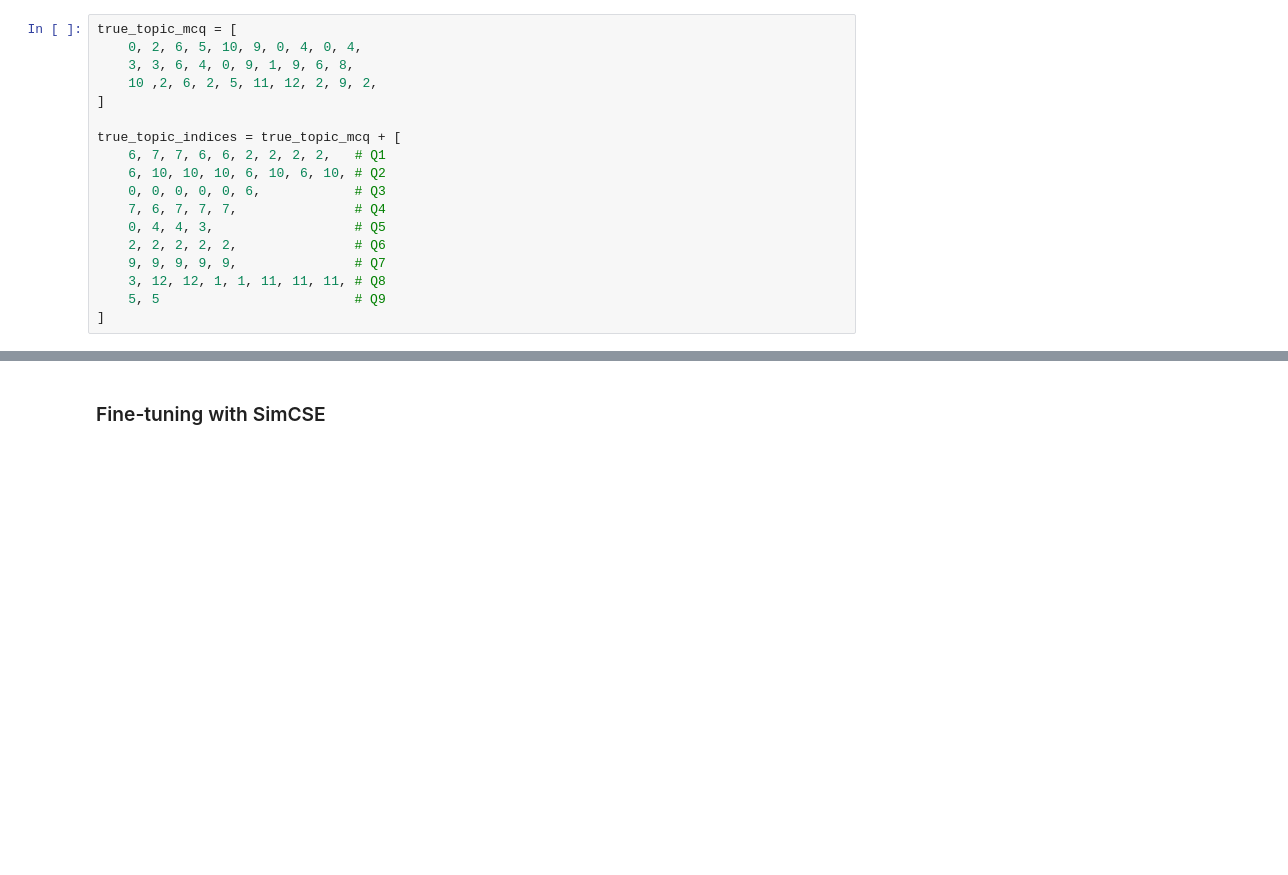
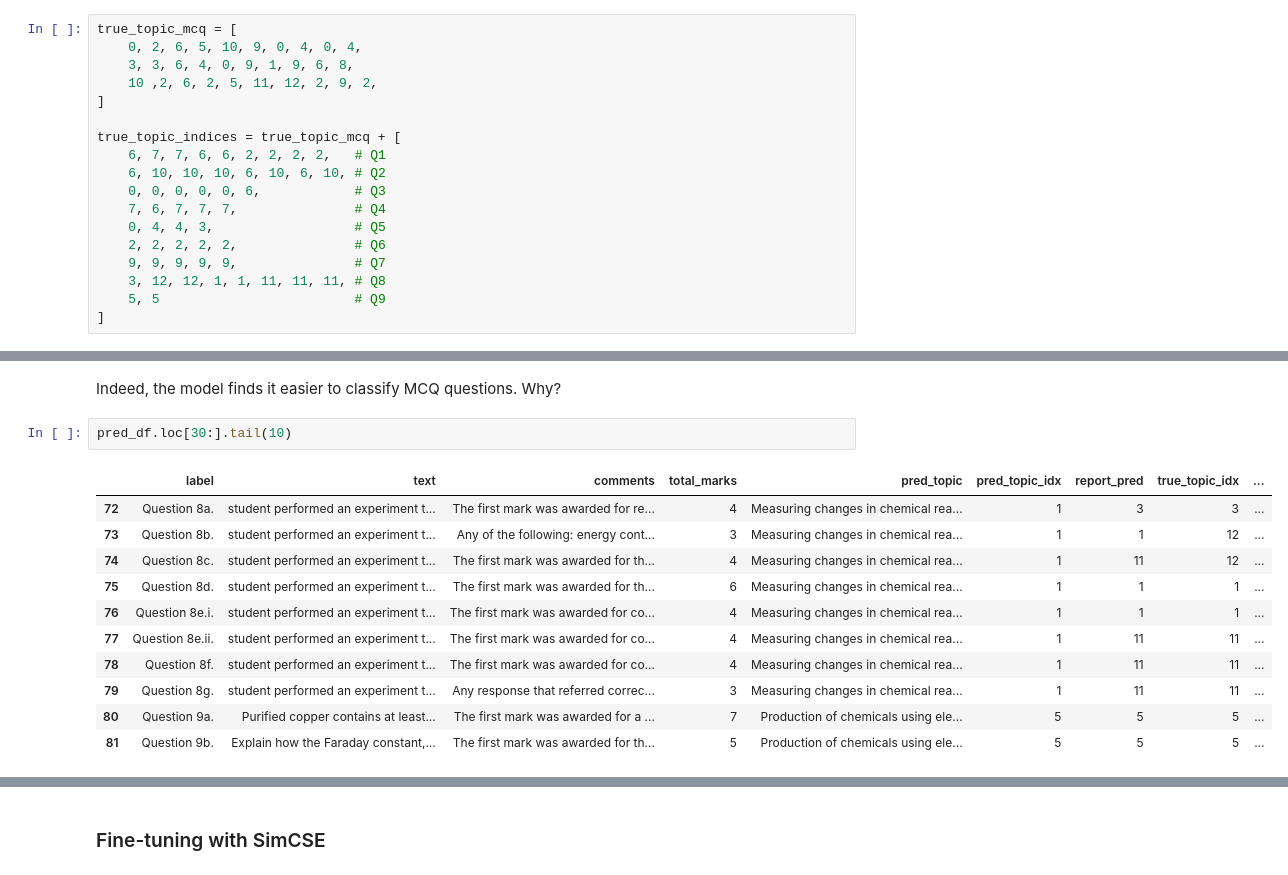
Before and after one commit to ykip10/Qlassifier, a Jupyter notebook: src/Qlassifier/transformer.ipynb, the cells around one changed output, grey strips where cells are left out. Saved outputs shown, nothing was run; the diff lists cells and outputs as text; blank space fills up the shorter version.

```diff
--- a/src/Qlassifier/transformer.ipynb
+++ b/src/Qlassifier/transformer.ipynb
@@ -184,0 +131,16 @@ The percentage of time the correct topic is among the top 3 predicted topics is
+# %% [markdown]
+Indeed, the model finds it easier to classify MCQ questions. Why?
+# %%
+pred_df.loc[30:].tail(10)
+# %% [output]
+|  | label | text | comments | total_marks | pred_topic | pred_topic_idx | report_pred | true_topic_idx | ... |
+| 72 | Question 8a. | student performed an experiment t... | The first mark was awarded for re... | 4 | Measuring changes in chemical rea... | 1 | 3 | 3 | ... |
+| 73 | Question 8b. | student performed an experiment t... | Any of the following: energy cont... | 3 | Measuring changes in chemical rea... | 1 | 1 | 12 | ... |
+| 74 | Question 8c. | student performed an experiment t... | The first mark was awarded for th... | 4 | Measuring changes in chemical rea... | 1 | 11 | 12 | ... |
+| 75 | Question 8d. | student performed an experiment t... | The first mark was awarded for th... | 6 | Measuring changes in chemical rea... | 1 | 1 | 1 | ... |
+| 76 | Question 8e.i. | student performed an experiment t... | The first mark was awarded for co... | 4 | Measuring changes in chemical rea... | 1 | 1 | 1 | ... |
+| 77 | Question 8e.ii. | student performed an experiment t... | The first mark was awarded for co... | 4 | Measuring changes in chemical rea... | 1 | 11 | 11 | ... |
+| 78 | Question 8f. | student performed an experiment t... | The first mark was awarded for co... | 4 | Measuring changes in chemical rea... | 1 | 11 | 11 | ... |
+| 79 | Question 8g. | student performed an experiment t... | Any response that referred correc... | 3 | Measuring changes in chemical rea... | 1 | 11 | 11 | ... |
+| 80 | Question 9a. | Purified copper contains at least... | The first mark was awarded for a ... | 7 | Production of chemicals using ele... | 5 | 5 | 5 | ... |
+| 81 | Question 9b. | Explain how the Faraday constant,... | The first mark was awarded for th... | 5 | Production of chemicals using ele... | 5 | 5 | 5 | ... |
```
Also changed, not shown: parts of 37 cells of this notebook, 10 other files.
